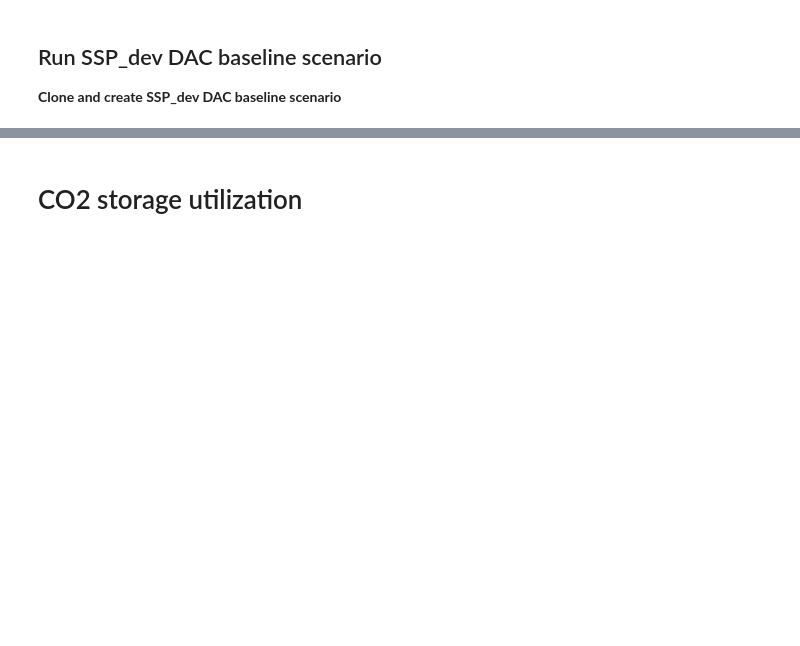
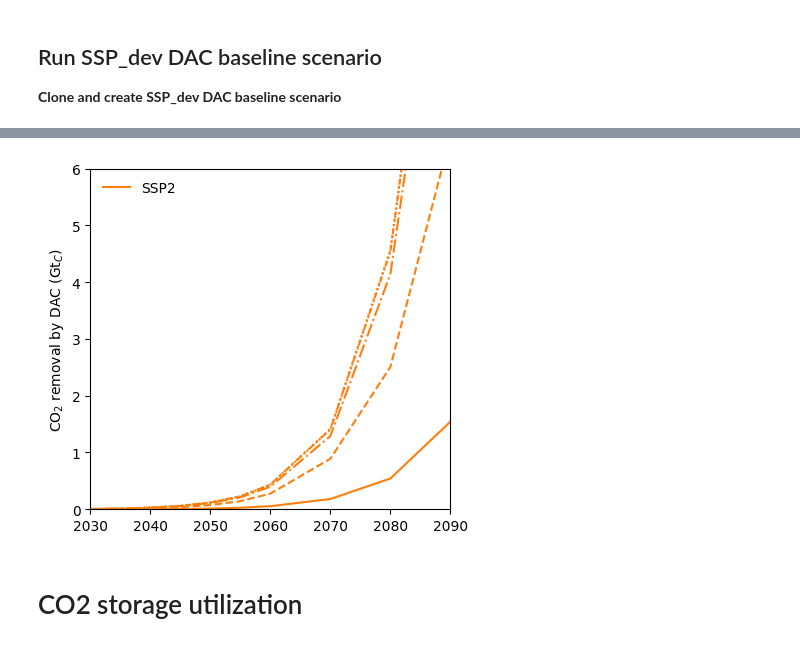
Before and after one commit to ywpratama/message_ix, a Jupyter notebook: tutorial/dac_scenarios/SSPs/[SSP_dev] Summary Report CO2 storage - CO2 Infrastucture Split.ipynb, the cells around one changed output, grey strips where cells are left out. Saved outputs shown, nothing was run; the diff lists cells and outputs as text; code cells hidden in the pictures; blank space fills up the shorter version.

```diff
--- a/tutorial/dac_scenarios/SSPs/[SSP_dev] Summary Report CO2 storage - CO2 Infrastucture Split.ipynb
+++ b/tutorial/dac_scenarios/SSPs/[SSP_dev] Summary Report CO2 storage - CO2 Infrastucture Split.ipynb
@@ -111,3 +111,32 @@ plt.show()
+# %%
+plt.figure(figsize=(4.5,4))
+for ssp in SSPs:
+    if ssp == "SSP2":
+        for rate in co2stores:
+            model = f"SSP_dev_{ssp}_v0.1_dac"
+            scenario = f"1000f_v0.13_dac-co2split_mpen3_{rate}"
+
+            if ssp == "SSP1":
+                kwargs = {"label": f"{ssp}-{rate}"}
+            elif ssp != "SSP1" and rate == "stor1":
+                kwargs = {"label": f"{ssp}"}
+            else:
+                kwargs = {}
+            # marker = "o" if rate == "co2rate5" else "none"
+
+            plt.plot(scenarios[model][scenario].div(1000).loc["World"], ls=lines[rate], c=colors[ssp], **kwargs)
+
+plt.ylim(0,6)
+plt.xlim(2030,2090)
+plt.xticks(range(2030,2100,10))
+#plt.yticks(range(0,25,5))
+plt.ylabel("CO$_2$ removal by DAC (Gt$_C$)")
+plt.legend(frameon=False)
+plt.tight_layout()
+plt.savefig("dac_ssp2.jpeg",dpi=300)
+plt.show()
+# %% [output]
+[figure, added]
 # %% [markdown]
 # CO2 storage utilization
 # %%
```
Also changed, not shown: parts of 10 cells of this notebook, 12 other files.
